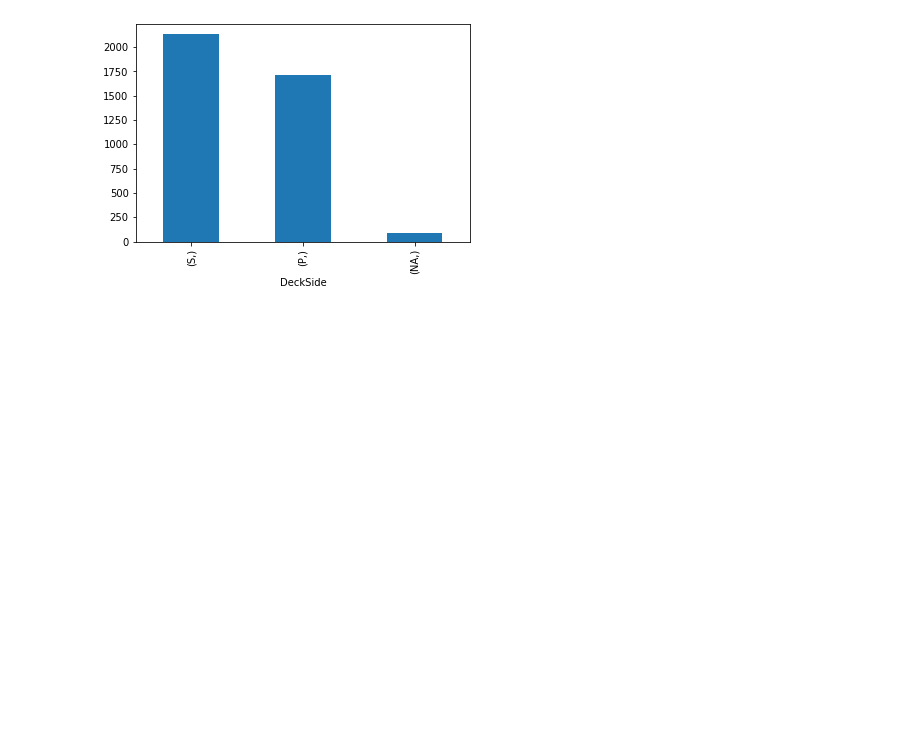
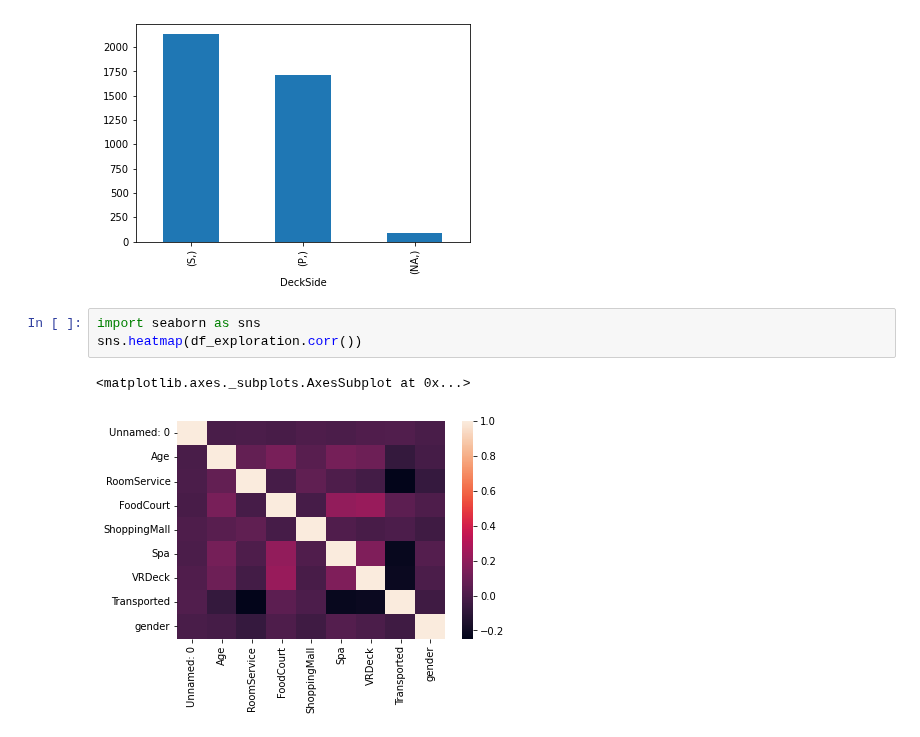
Before and after one commit to PashaIanko/Kaggle.Spaceship-Titanic, a Jupyter notebook: 1_data_exploration.ipynb, the cells around one changed output. Saved outputs shown, nothing was run; the diff lists cells and outputs as text; blank space fills up the shorter version.

```diff
--- a/1_data_exploration.ipynb
+++ b/1_data_exploration.ipynb
@@ -910,3 +926,9 @@ df_exploration.loc[
 # %% [output]
 <matplotlib.axes._subplots.AxesSubplot at 0x...>
 [figure]
+# %%
+import seaborn as sns
+sns.heatmap(df_exploration.corr())
+# %% [output]
+<matplotlib.axes._subplots.AxesSubplot at 0x...>
+[figure, added]
```
Also changed, not shown: parts of 6 cells of this notebook.
